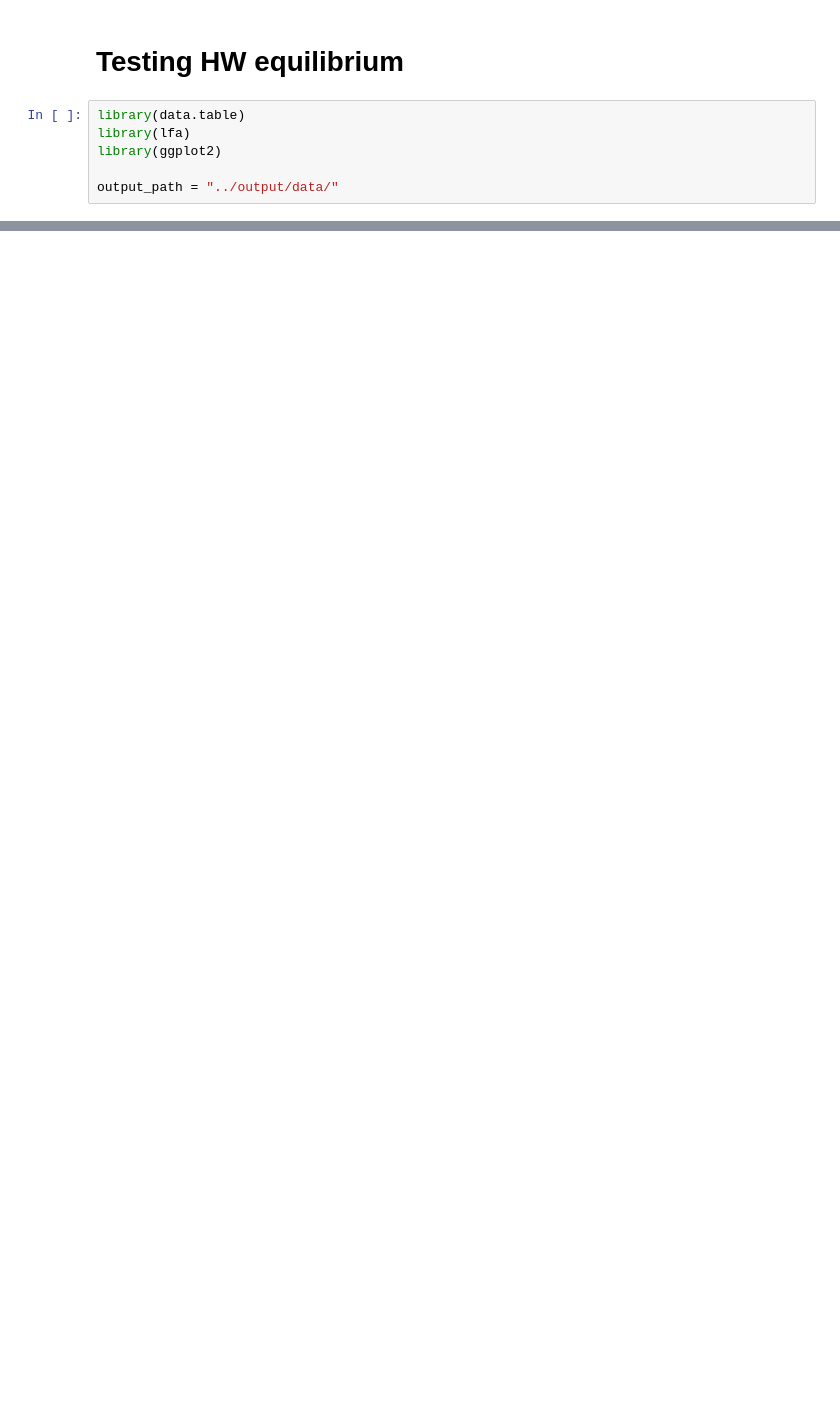
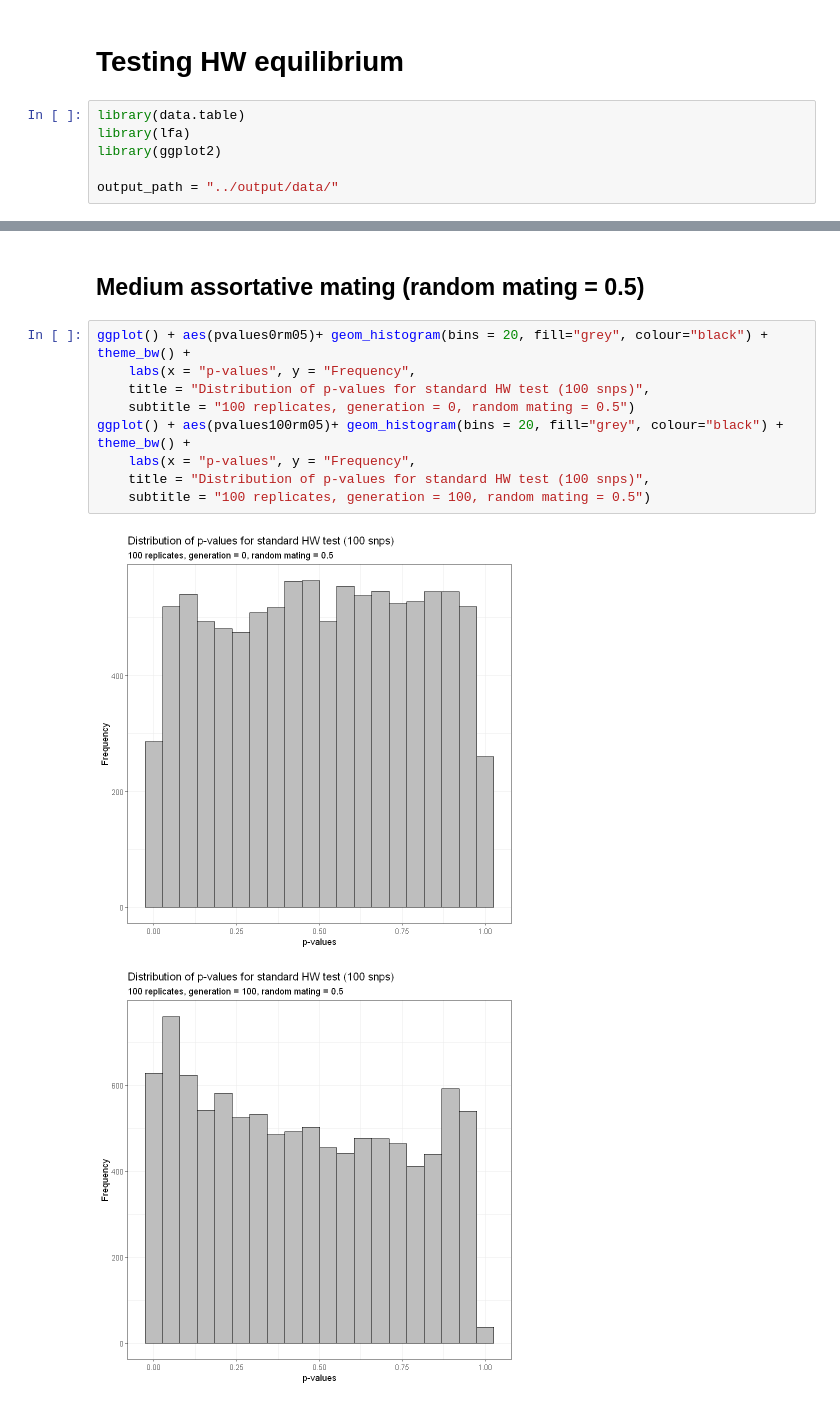
Before and after one commit to sdaza/obesity-dem-heritability, a Jupyter notebook: notebooks/testing-hw-snp-simulation.ipynb, the cells around one changed output, grey strips where cells are left out. Cells and saved outputs as stored; diff of their text form; blank space fills up the shorter version.

```diff
--- a/notebooks/testing-hw-snp-simulation.ipynb
+++ b/notebooks/testing-hw-snp-simulation.ipynb
@@ -44,0 +67,14 @@ ggplot() + aes(pvalues)+ geom_histogram(bins = 20, fill="grey", colour="black")
+# %% [markdown]
+## Medium assortative mating (random mating = 0.5)
+# %%
+ggplot() + aes(pvalues0rm05)+ geom_histogram(bins = 20, fill="grey", colour="black") + theme_bw() +
+    labs(x = "p-values", y = "Frequency",
+    title = "Distribution of p-values for standard HW test (100 snps)",
+    subtitle = "100 replicates, generation = 0, random mating = 0.5")
+ggplot() + aes(pvalues100rm05)+ geom_histogram(bins = 20, fill="grey", colour="black") + theme_bw() +
+    labs(x = "p-values", y = "Frequency",
+    title = "Distribution of p-values for standard HW test (100 snps)",
+    subtitle = "100 replicates, generation = 100, random mating = 0.5")
+# %% [output]
+[figure, added]
+[figure, added]
```
Also changed, not shown: parts of 9 cells of this notebook, 7 other files.
